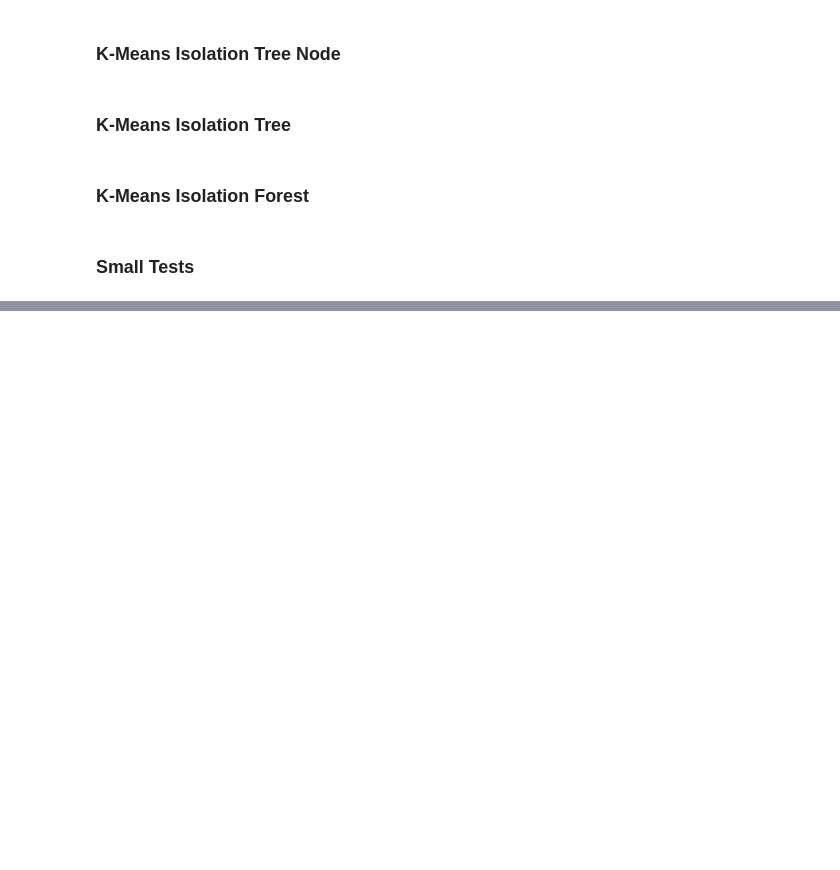
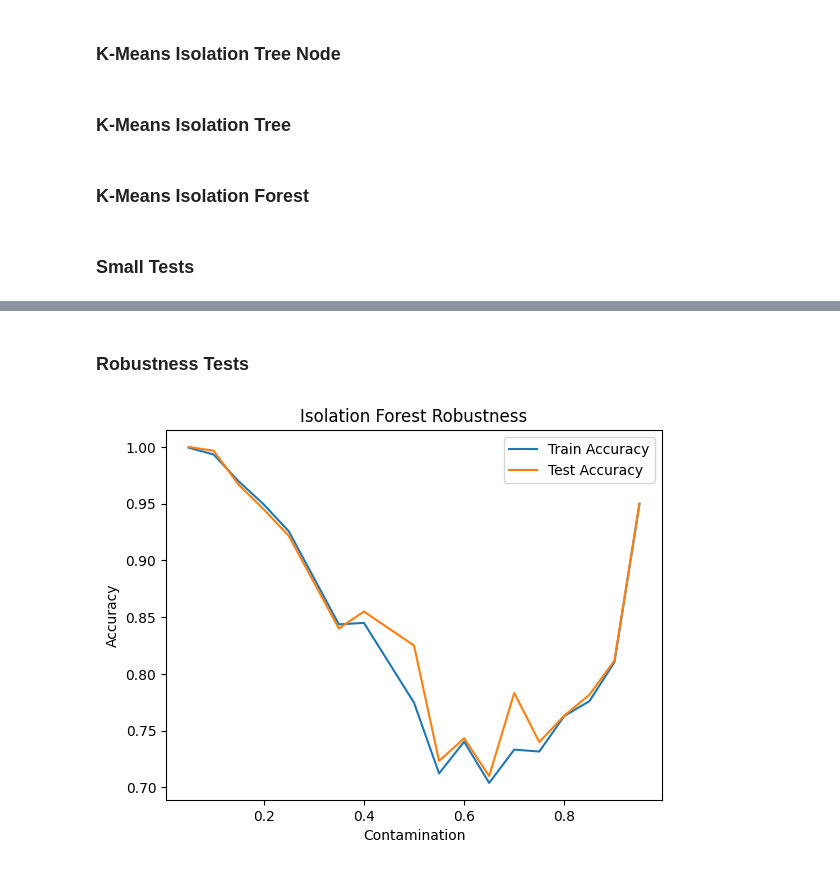
Before and after one commit to Razvan48/Project-Anomaly-Detection-AD, a Jupyter notebook: Presentation-NoteBook.ipynb, the cells around one changed output, grey strips where cells are left out. Cells and saved outputs as stored; diff of their text form; code cells hidden in the pictures; blank space fills up the shorter version.

```diff
--- a/Presentation-NoteBook.ipynb
+++ b/Presentation-NoteBook.ipynb
@@ -733,0 +742,31 @@ ValueError: attempt to get argmin of an empty sequence
+# %% [markdown]
+### Robustness Tests
+# %%
+contaminations = [0.05, 0.1, 0.15, 0.2, 0.25, 0.35, 0.4, 0.5, 0.55, 0.6, 0.65, 0.7, 0.75, 0.8, 0.85, 0.9, 0.95]
+train_accuracies = []
+test_accuracies = []
+
+for contamination in contaminations:
+    Xs_train, Xs_test, Ys_train, Ys_test = generate_data(n_train=3000, n_test=600, n_features=10, contamination=contamination, random_state=23)
+
+    isolation_forest = IsolationForest(ensemble_size=100)
+    isolation_forest.fit(Xs_train, subsample_size=256, contamination=contamination)
+
+    train_predictions = isolation_forest.predict(Xs_train)
+    test_predictions = isolation_forest.predict(Xs_test)
+
+    train_accuracy = np.mean(train_predictions == Ys_train)
+    test_accuracy = np.mean(test_predictions == Ys_test)
+
+    train_accuracies.append(train_accuracy)
+    test_accuracies.append(test_accuracy)
+
+plt.plot(contaminations, train_accuracies, label='Train Accuracy')
+plt.plot(contaminations, test_accuracies, label='Test Accuracy')
+plt.xlabel('Contamination')
+plt.ylabel('Accuracy')
+plt.title('Isolation Forest Robustness')
+plt.legend()
+plt.show()
+# %% [output]
+[figure, added]
```
Also changed, not shown: parts of 12 cells of this notebook.
